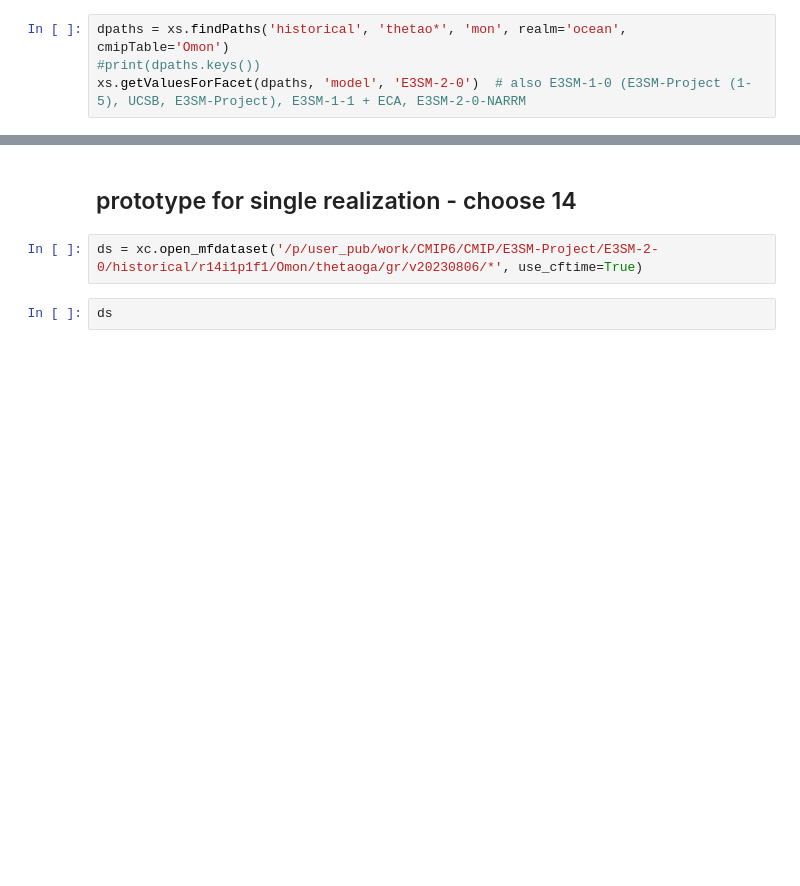
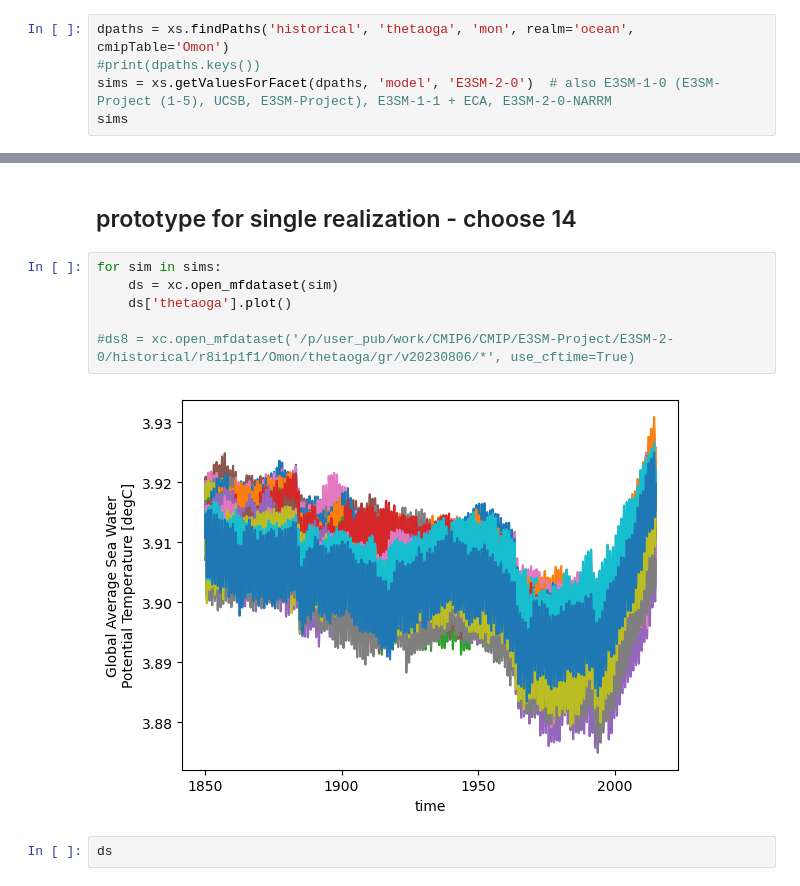
Before and after one commit to durack1/notebooks, a Jupyter notebook: jlnbs/CMIP6-OHC.ipynb, the cells around one changed output, grey strips where cells are left out. Drawn from its saved outputs; the diff is of its cells as text; blank space fills up the shorter version.

```diff
--- a/jlnbs/CMIP6-OHC.ipynb
+++ b/jlnbs/CMIP6-OHC.ipynb
@@ -38,7 +38,8 @@ newdepth.shape
 # %% [markdown]
 ## search for E3SM-2-0 historical sims
 # %%
-dpaths = xs.findPaths('historical', 'thetao*', 'mon', realm='ocean', cmipTable='Omon')
+dpaths = xs.findPaths('historical', 'thetaoga', 'mon', realm='ocean', cmipTable='Omon')
 #print(dpaths.keys())
-xs.getValuesForFacet(dpaths, 'model', 'E3SM-2-0')  # also E3SM-1-0 (E3SM-Project (1-5), UCSB, E3SM-Project), E3SM-1-1 + ECA, E3SM-2-0-NARRM
+sims = xs.getValuesForFacet(dpaths, 'model', 'E3SM-2-0')  # also E3SM-1-0 (E3SM-Project (1-5), UCSB, E3SM-Project), E3SM-1-1 + ECA, E3SM-2-0-NARRM
+sims
 # %% [output]
@@ -64,7 +63,13 @@ Available values: thetao, thetaoga
 # %% [markdown]
 ## prototype for single realization - choose 14
 # %%
-ds = xc.open_mfdataset('/p/user_pub/work/CMIP6/CMIP/E3SM-Project/E3SM-2-0/historical/r14i1p1f1/Omon/thetaoga/gr/v20230806/*', use_cftime=True)
+for sim in sims:
+    ds = xc.open_mfdataset(sim)
+    ds['thetaoga'].plot()
+
+#ds8 = xc.open_mfdataset('/p/user_pub/work/CMIP6/CMIP/E3SM-Project/E3SM-2-0/historical/r8i1p1f1/Omon/thetaoga/gr/v20230806/*', use_cftime=True)
+# %% [output]
+[figure, added]
 # %%
 ds
 # %% [output]
```
Also changed, not shown: parts of 1 cell of this notebook, 2 other files.
